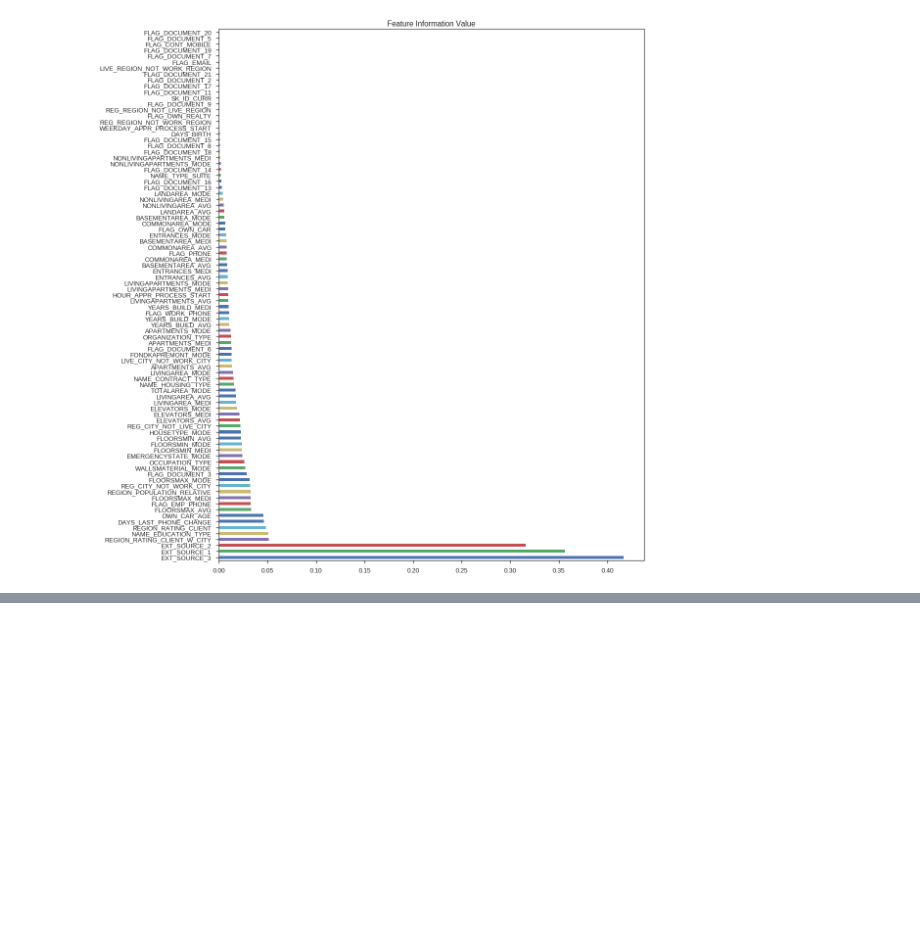
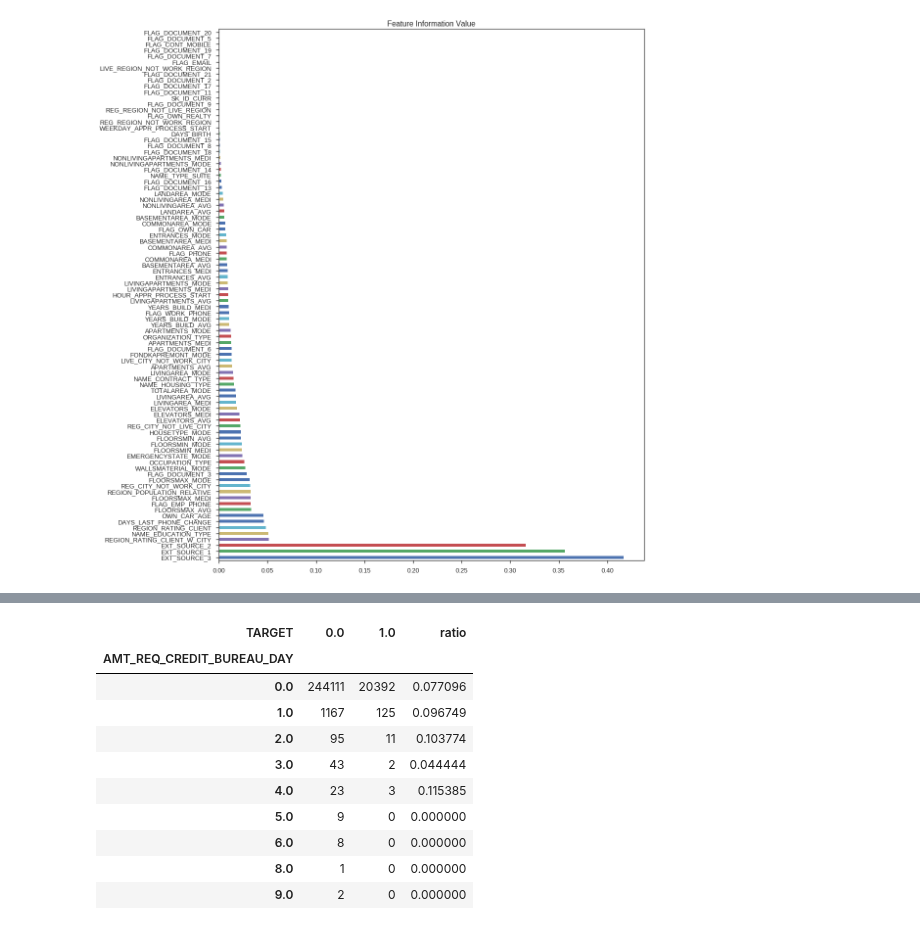
Before and after one commit to numb3r33/Kaggle_Home_Credit, a Jupyter notebook: notebooks/EDA.ipynb, the cells around one changed output, grey strips where cells are left out. Saved outputs shown, nothing was run; the diff lists cells and outputs as text; code cells hidden in the pictures; blank space fills up the shorter version.

```diff
--- a/notebooks/EDA.ipynb
+++ b/notebooks/EDA.ipynb
@@ -928,0 +111,16 @@ Name: SK_ID_CURR, dtype: int64
+# %%
+ss = pd.crosstab(app_train.AMT_REQ_CREDIT_BUREAU_DAY, app_train.TARGET)
+ss.loc[:, 'ratio'] = ss[1] / (ss[0] + ss[1])
+ss
+# %% [output]
+| TARGET | 0.0 | 1.0 | ratio |
+| AMT_REQ_CREDIT_BUREAU_DAY |  |  |  |
+| 0.0 | 244111 | 20392 | 0.077096 |
+| 1.0 | 1167 | 125 | 0.096749 |
+| 2.0 | 95 | 11 | 0.103774 |
+| 3.0 | 43 | 2 | 0.044444 |
+| 4.0 | 23 | 3 | 0.115385 |
+| 5.0 | 9 | 0 | 0.000000 |
+| 6.0 | 8 | 0 | 0.000000 |
+| 8.0 | 1 | 0 | 0.000000 |
+| 9.0 | 2 | 0 | 0.000000 |
```
Also changed, not shown: parts of 105 cells of this notebook, 1 other file.
